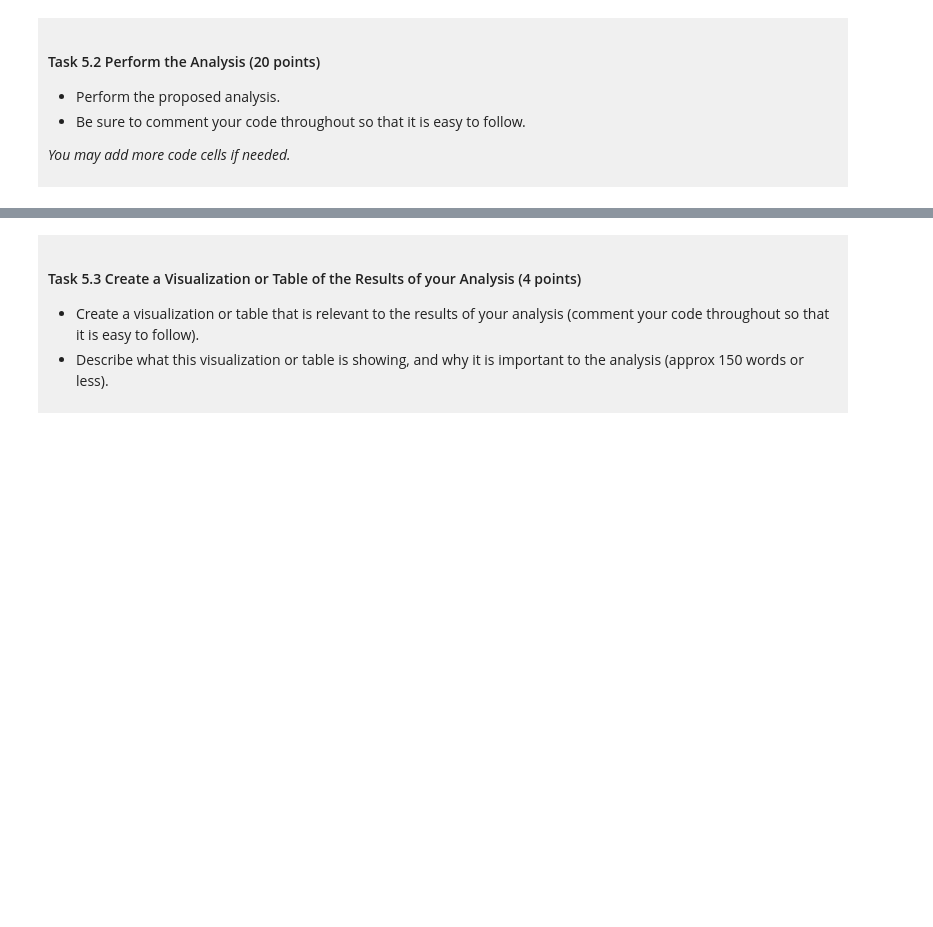
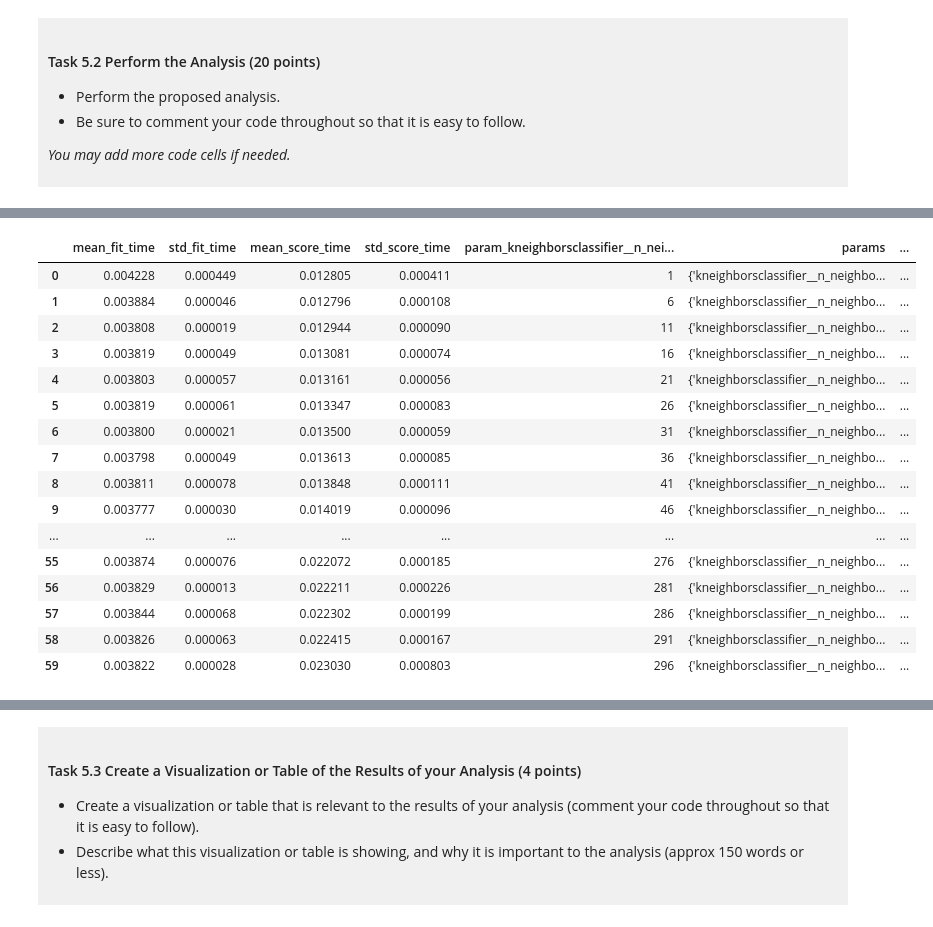
Before and after one commit to Miranda-9/dsci-100-project-shuhan, a Jupyter notebook: dsci-100-project-notebook.ipynb, the cells around one changed output, grey strips where cells are left out. Drawn from its saved outputs; the diff is of its cells as text; code cells hidden in the pictures; blank space fills up the shorter version.

```diff
--- a/dsci-100-project-notebook.ipynb
+++ b/dsci-100-project-notebook.ipynb
@@ -451,0 +456,8 @@ This is a *draft*, we require a commit at this stage but it does not need to be
+# %%
+#Split the tidy dataset into 75% training data and 25% testing data
+basketball_train, basketball_test = train_test_split(
+    basketball_tidy,
+    test_size=0.25,
+    stratify=basketball_tidy['bid']
+)
+basketball_train.head(6)
@@ -451,0 +472,48 @@ This is a *draft*, we require a commit at this stage but it does not need to be
+# %%
+#Seperate predictors and target variable in the training data and testing data
+X_train = basketball_train[['conf_wins_pct', 'conf_rank']]
+y_train = basketball_train['bid']
+
+X_test = basketball_test[['conf_wins_pct', 'conf_rank']]
+y_test = basketball_test['bid']
+# %%
+#standardize the predictor variables
+basketball_preprocessor = make_column_transformer(
+    (StandardScaler(), ['conf_wins_pct', 'conf_rank'])
+)
+#create a KNN classification pipeline
+basketball_pipe = make_pipeline(
+    basketball_preprocessor,
+    KNeighborsClassifier()
+)
+parameter_grid = {
+    'kneighborsclassifier__n_neighbors': range(1, 301, 5)
+}
+#tune the classifier
+basketball_grid = GridSearchCV(
+    estimator=basketball_pipe,
+    param_grid=parameter_grid,
+    cv=5
+)
+#fit the model
+basketball_grid.fit(X_train, y_train)
+accuracies_grid = pd.DataFrame(basketball_grid.cv_results_)
+accuracies_grid
+# %% [output]
+|  | mean_fit_time | std_fit_time | mean_score_time | std_score_time | param_kneighborsclassifier__n_nei... | params | ... |
+| 0 | 0.004228 | 0.000449 | 0.012805 | 0.000411 | 1 | {'kneighborsclassifier__n_neighbo... | ... |
+| 1 | 0.003884 | 0.000046 | 0.012796 | 0.000108 | 6 | {'kneighborsclassifier__n_neighbo... | ... |
+| 2 | 0.003808 | 0.000019 | 0.012944 | 0.000090 | 11 | {'kneighborsclassifier__n_neighbo... | ... |
+| 3 | 0.003819 | 0.000049 | 0.013081 | 0.000074 | 16 | {'kneighborsclassifier__n_neighbo... | ... |
+| 4 | 0.003803 | 0.000057 | 0.013161 | 0.000056 | 21 | {'kneighborsclassifier__n_neighbo... | ... |
+| 5 | 0.003819 | 0.000061 | 0.013347 | 0.000083 | 26 | {'kneighborsclassifier__n_neighbo... | ... |
+| 6 | 0.003800 | 0.000021 | 0.013500 | 0.000059 | 31 | {'kneighborsclassifier__n_neighbo... | ... |
+| 7 | 0.003798 | 0.000049 | 0.013613 | 0.000085 | 36 | {'kneighborsclassifier__n_neighbo... | ... |
+| 8 | 0.003811 | 0.000078 | 0.013848 | 0.000111 | 41 | {'kneighborsclassifier__n_neighbo... | ... |
+| 9 | 0.003777 | 0.000030 | 0.014019 | 0.000096 | 46 | {'kneighborsclassifier__n_neighbo... | ... |
+| ... | ... | ... | ... | ... | ... | ... | ... |
+| 55 | 0.003874 | 0.000076 | 0.022072 | 0.000185 | 276 | {'kneighborsclassifier__n_neighbo... | ... |
+| 56 | 0.003829 | 0.000013 | 0.022211 | 0.000226 | 281 | {'kneighborsclassifier__n_neighbo... | ... |
+| 57 | 0.003844 | 0.000068 | 0.022302 | 0.000199 | 286 | {'kneighborsclassifier__n_neighbo... | ... |
+| 58 | 0.003826 | 0.000063 | 0.022415 | 0.000167 | 291 | {'kneighborsclassifier__n_neighbo... | ... |
+| 59 | 0.003822 | 0.000028 | 0.023030 | 0.000803 | 296 | {'kneighborsclassifier__n_neighbo... | ... |
```
Also changed, not shown: parts of 12 cells of this notebook.
